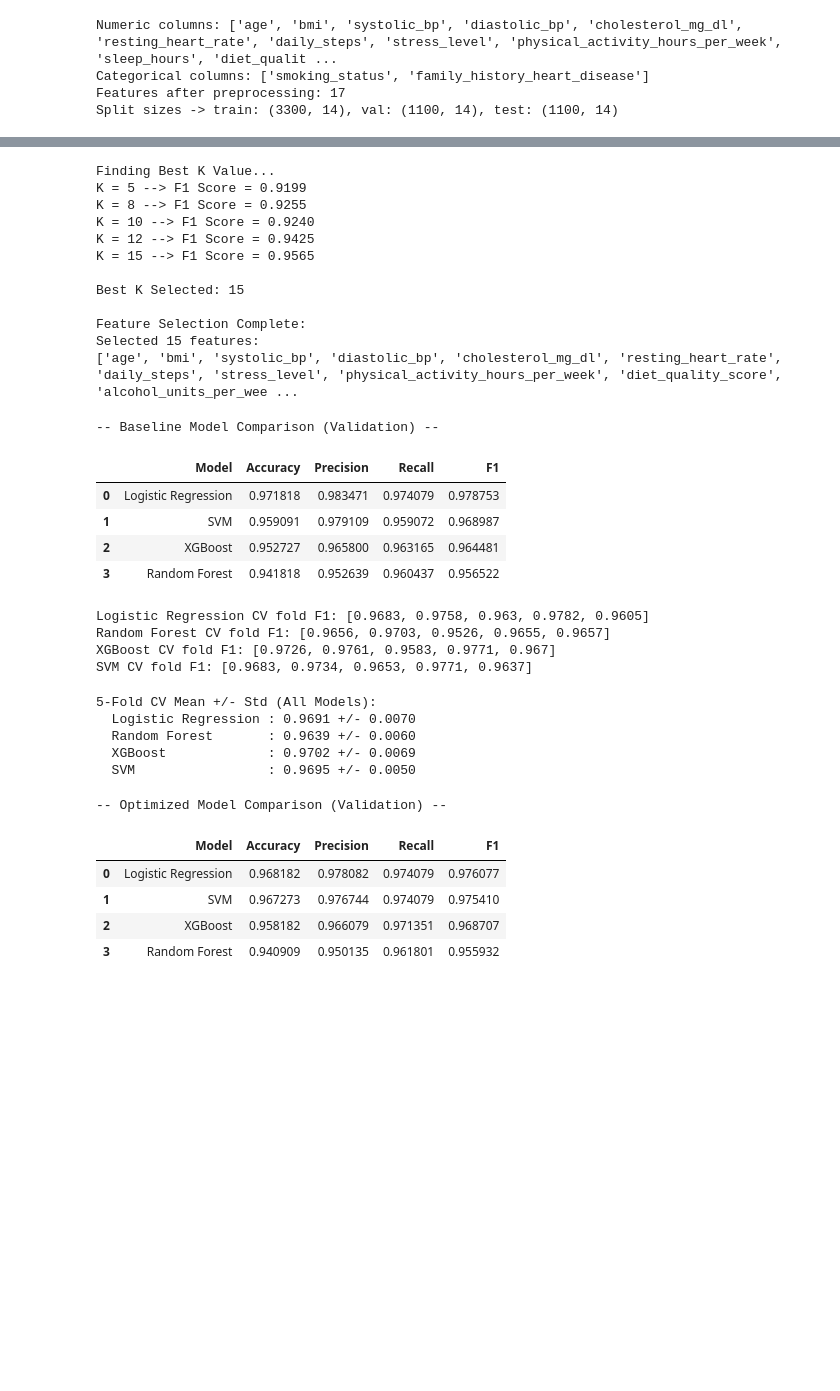
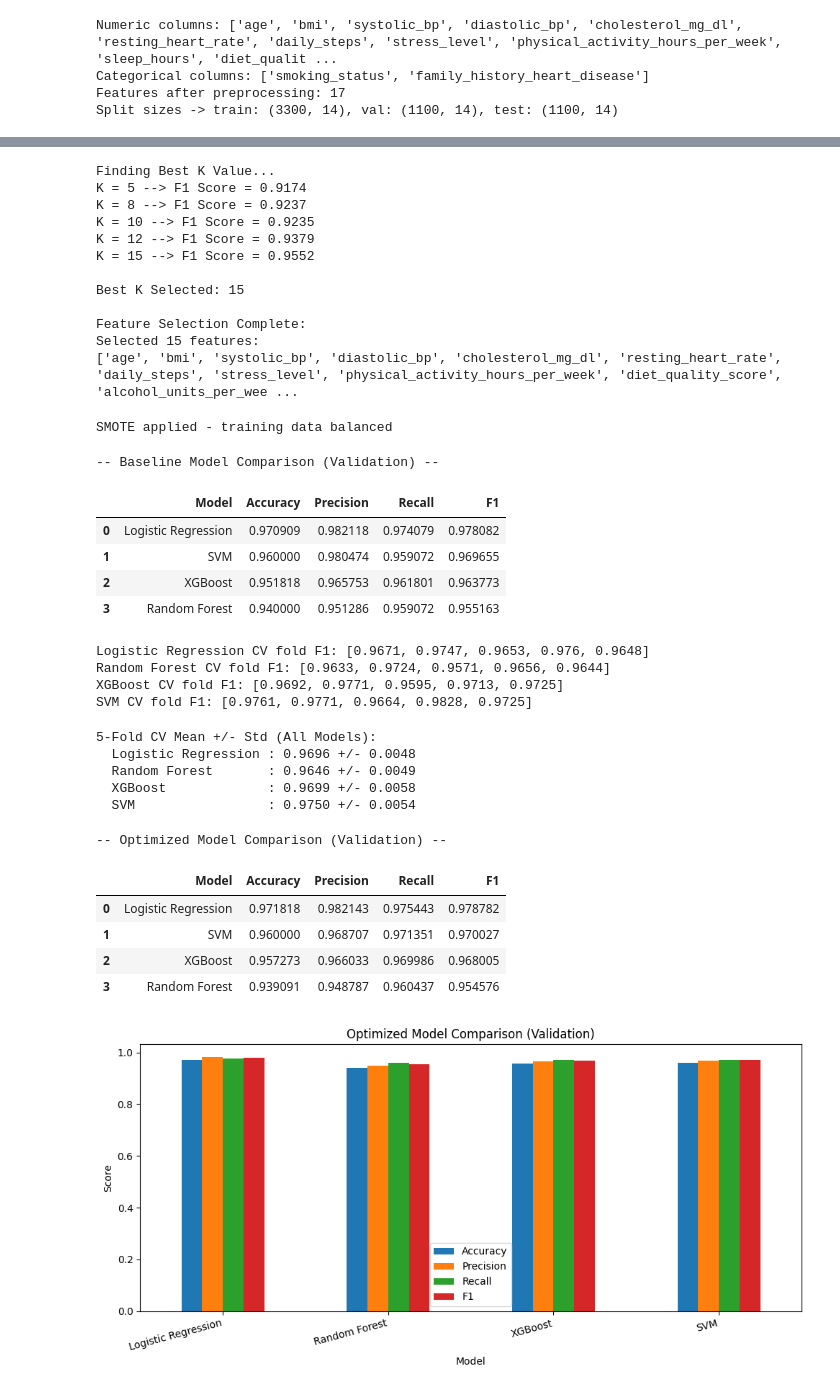
Before and after one commit to Priyansu-Nayak-10/Final-year-Research-Project, a Jupyter notebook: notebooks/cardiovascular_model.ipynb, the cells around one changed output, grey strips where cells are left out. Drawn from its saved outputs; the diff is of its cells as text; code cells hidden in the pictures; blank space fills up the shorter version.

```diff
--- a/notebooks/cardiovascular_model.ipynb
+++ b/notebooks/cardiovascular_model.ipynb
@@ -151,9 +144,12 @@ for k in k_values:
     X_train_temp = temp_selector.fit_transform(X_train_prep, y_train)
     X_val_temp = temp_selector.transform(X_val_prep)
 
+    # Apply SMOTE strictly for evaluating balanced baseline performance
+    smote_temp = SMOTE(random_state=42)
+    X_train_temp_sm, y_train_sm = smote_temp.fit_resample(X_train_temp, y_train)
+
     temp_model = RandomForestClassifier(random_state=42)
-
-    temp_model.fit(X_train_temp, y_train)
+    temp_model.fit(X_train_temp_sm, y_train_sm)
 
     preds = temp_model.predict(X_val_temp)
 
@@ -185,17 +181,24 @@ print(f"Selected {len(selected_features)} features:")
 print(selected_features)
 # %% [output]
 Finding Best K Value...
-K = 5 --> F1 Score = 0.9199
-K = 8 --> F1 Score = 0.9255
-K = 10 --> F1 Score = 0.9240
-K = 12 --> F1 Score = 0.9425
-K = 15 --> F1 Score = 0.9565
+K = 5 --> F1 Score = 0.9174
+K = 8 --> F1 Score = 0.9237
+K = 10 --> F1 Score = 0.9235
+K = 12 --> F1 Score = 0.9379
+K = 15 --> F1 Score = 0.9552
 
 Best K Selected: 15
 
 Feature Selection Complete:
 Selected 15 features:
 ['age', 'bmi', 'systolic_bp', 'diastolic_bp', 'cholesterol_mg_dl', 'resting_heart_rate', 'daily_steps', 'stress_level', 'physical_activity_hours_per_week', 'diet_quality_score', 'alcohol_units_per_wee ...
+# %%
+# Apply SMOTE on training data to reduce class imbalance.
+smote = SMOTE(random_state=42)
+X_train_prep, y_train = smote.fit_resample(X_train_prep, y_train)
+print("SMOTE applied - training data balanced")
+# %% [output]
+SMOTE applied - training data balanced
 # %%
 # Train baseline models and compare validation performance.
 models = {
@@ -224,10 +227,10 @@ display(baseline_results_df.sort_values("F1", ascending=False).reset_index(drop=
 # %% [output]
 -- Baseline Model Comparison (Validation) --
 |  | Model | Accuracy | Precision | Recall | F1 |
-| 0 | Logistic Regression | 0.971818 | 0.983471 | 0.974079 | 0.978753 |
-| 1 | SVM | 0.959091 | 0.979109 | 0.959072 | 0.968987 |
-| 2 | XGBoost | 0.952727 | 0.965800 | 0.963165 | 0.964481 |
-| 3 | Random Forest | 0.941818 | 0.952639 | 0.960437 | 0.956522 |
+| 0 | Logistic Regression | 0.970909 | 0.982118 | 0.974079 | 0.978082 |
+| 1 | SVM | 0.960000 | 0.980474 | 0.959072 | 0.969655 |
+| 2 | XGBoost | 0.951818 | 0.965753 | 0.961801 | 0.963773 |
+| 3 | Random Forest | 0.940000 | 0.951286 | 0.959072 | 0.955163 |
 # %%
 # Configure cross-validation and define a helper for consistent CV reporting.
 cv = StratifiedKFold(n_splits=5, shuffle=True, random_state=42)
@@ -253,8 +256,8 @@ optimized_models = {}
 cv_scores_all = {}
 best_params_all = {}
 
-for model_name, cfg in model_tuning_plan.items():
 
+def make_objective(model_name, X_train, y_train, cv):
     def objective(trial):
         if model_name == "Logistic Regression":
             params = {
@@ -264,7 +267,6 @@ for model_name, cfg in model_tuning_plan.items():
                 "random_state": 42,
             }
             model = LogisticRegression(**params)
-
         elif model_name == "Random Forest":
             params = {
                 "n_estimators": trial.suggest_int("n_estimators", 100, 600),
@@ -274,7 +276,6 @@ for model_name, cfg in model_tuning_plan.items():
                 "n_jobs": -1,
             }
             model = RandomForestClassifier(**params)
-
         elif model_name == "XGBoost":
             params = {
                 "n_estimators": trial.suggest_int("n_estimators", 100, 800),
@@ -287,7 +288,6 @@ for model_name, cfg in model_tuning_plan.items():
                 "n_jobs": -1,
             }
             model = XGBClassifier(**params)
-
         else:  # SVM
             kernel = trial.suggest_categorical("kernel", ["linear", "rbf"])
             params = {
@@ -300,11 +300,16 @@ for model_name, cfg in model_tuning_plan.items():
                 params["gamma"] = trial.suggest_float("gamma", 1e-4, 1e0, log=True)
             model = SVC(**params)
 
-        scores = cross_val_score(model, X_train_prep, y_train, cv=cv, scoring="f1", n_jobs=-1)
+        scores = cross_val_score(model, X_train, y_train, cv=cv, scoring="f1", n_jobs=-1)
         return float(scores.mean())
+    return objective
 
+for model_name, cfg in model_tuning_plan.items():
     study = optuna.create_study(direction="maximize", sampler=optuna.samplers.TPESampler(seed=42))
-    study.optimize(objective, n_trials=cfg["n_trials"])
+    study.optimize(
+        make_objective(model_name, X_train_prep, y_train, cv),
+        n_trials=cfg["n_trials"],
+    )
     best_params_all[model_name] = study.best_params
 
     if model_name == "Logistic Regression":
@@ -333,10 +338,10 @@ rf_cv_scores = cv_scores_all["Random Forest"]
 xgb_cv_scores = cv_scores_all["XGBoost"]
 svm_cv_scores = cv_scores_all["SVM"]
 # %% [output]
-Logistic Regression CV fold F1: [0.9683, 0.9758, 0.963, 0.9782, 0.9605]
-Random Forest CV fold F1: [0.9656, 0.9703, 0.9526, 0.9655, 0.9657]
-XGBoost CV fold F1: [0.9726, 0.9761, 0.9583, 0.9771, 0.967]
-SVM CV fold F1: [0.9683, 0.9734, 0.9653, 0.9771, 0.9637]
+Logistic Regression CV fold F1: [0.9671, 0.9747, 0.9653, 0.976, 0.9648]
+Random Forest CV fold F1: [0.9633, 0.9724, 0.9571, 0.9656, 0.9644]
+XGBoost CV fold F1: [0.9692, 0.9771, 0.9595, 0.9713, 0.9725]
+SVM CV fold F1: [0.9761, 0.9771, 0.9664, 0.9828, 0.9725]
 # %%
 # Print consolidated 5-fold CV mean +/- std for all tuned models.
 cv_scores_all = {
@@ -354,38 +359,47 @@ for model_name, scores in cv_scores_all.items():
     print(f"  {model_name:<{name_width}} : {mean_f1:.4f} +/- {std_f1:.4f}")
 # %% [output]
 5-Fold CV Mean +/- Std (All Models):
-  Logistic Regression : 0.9691 +/- 0.0070
-  Random Forest       : 0.9639 +/- 0.0060
-  XGBoost             : 0.9702 +/- 0.0069
-  SVM                 : 0.9695 +/- 0.0050
+  Logistic Regression : 0.9696 +/- 0.0048
+  Random Forest       : 0.9646 +/- 0.0049
+  XGBoost             : 0.9699 +/- 0.0058
+  SVM                 : 0.9750 +/- 0.0054
 # %%
 # Compare optimized models on validation metrics.
 optimized_models = {
     "Logistic Regression": optimized_lr,
     "Random Forest": optimized_rf,
     "XGBoost": optimized_xgb,
     "SVM": optimized_svm,
 }
 
 optimized_results = []
 for name, model in optimized_models.items():
     y_val_pred = model.predict(X_val_prep)
 
     optimized_results.append({
         "Model": name,
         "Accuracy": accuracy_score(y_val, y_val_pred),
         "Precision": precision_score(y_val, y_val_pred),
         "Recall": recall_score(y_val, y_val_pred),
         "F1": f1_score(y_val, y_val_pred),
     })
 
 optimized_results_df = pd.DataFrame(optimized_results)[["Model", "Accuracy", "Precision", "Recall", "F1"]]
 print("\n-- Optimized Model Comparison (Validation) --")
 display(optimized_results_df.sort_values("F1", ascending=False).reset_index(drop=True))
+
+# Plot bar chart for Optimized Model Comparison (Validation)
+optimized_results_df.set_index("Model").plot(kind="bar", figsize=(10, 5))
+plt.title("Optimized Model Comparison (Validation)")
+plt.ylabel("Score")
+plt.xticks(rotation=15, ha="right")
+plt.tight_layout()
+plt.show()
 # %% [output]
 -- Optimized Model Comparison (Validation) --
 |  | Model | Accuracy | Precision | Recall | F1 |
-| 0 | Logistic Regression | 0.968182 | 0.978082 | 0.974079 | 0.976077 |
-| 1 | SVM | 0.967273 | 0.976744 | 0.974079 | 0.975410 |
-| 2 | XGBoost | 0.958182 | 0.966079 | 0.971351 | 0.968707 |
-| 3 | Random Forest | 0.940909 | 0.950135 | 0.961801 | 0.955932 |
+| 0 | Logistic Regression | 0.971818 | 0.982143 | 0.975443 | 0.978782 |
+| 1 | SVM | 0.960000 | 0.968707 | 0.971351 | 0.970027 |
+| 2 | XGBoost | 0.957273 | 0.966033 | 0.969986 | 0.968005 |
+| 3 | Random Forest | 0.939091 | 0.948787 | 0.960437 | 0.954576 |
+[figure, added]
```
Also changed, not shown: parts of 7 cells of this notebook, 4 other files.
